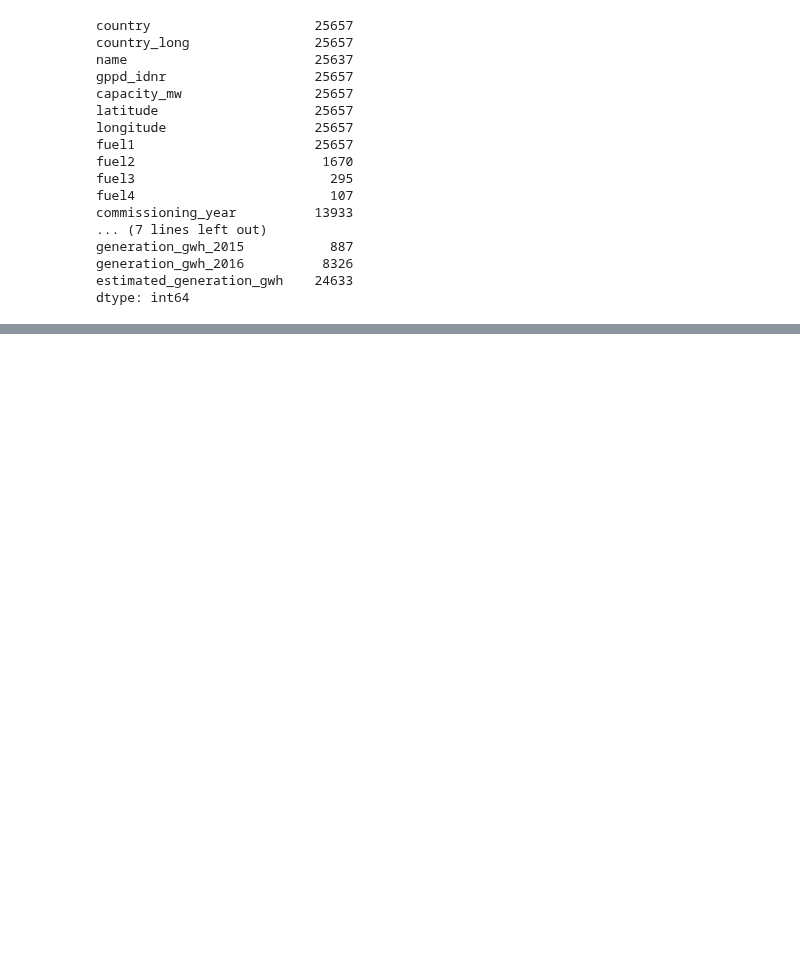
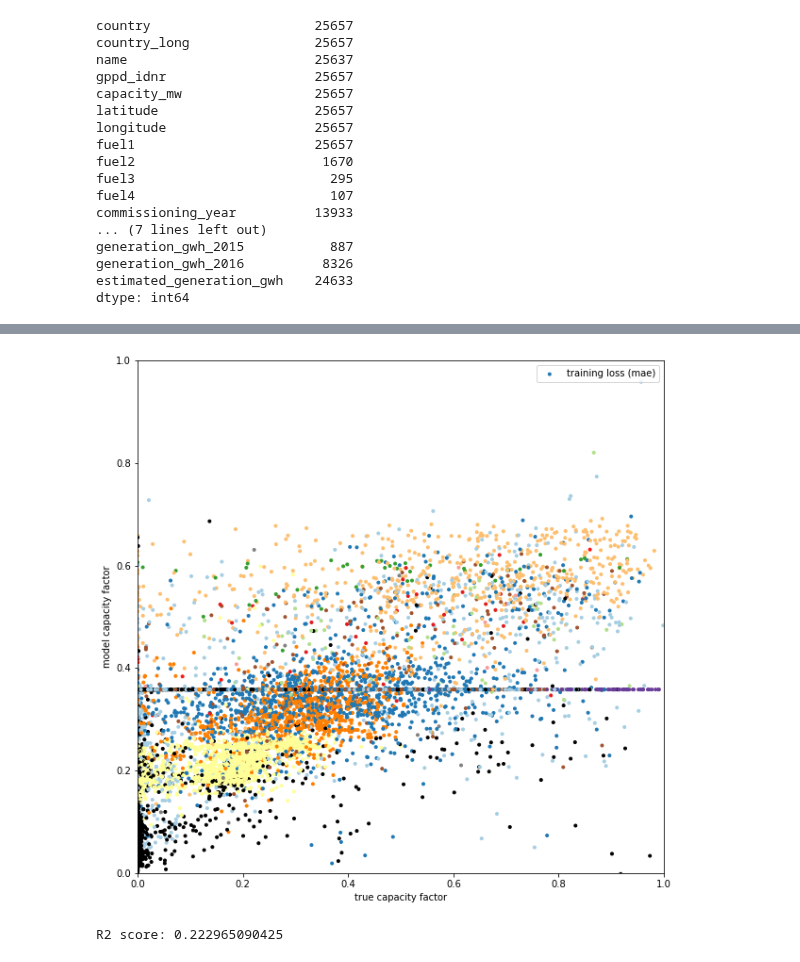
Before and after one commit to wri/global-power-plant-database, a Jupyter notebook: utils/estimate_generation/estimate_generation_v2.ipynb, the cells around one changed output, grey strips where cells are left out. Cells and saved outputs as stored; diff of their text form; code cells hidden in the pictures; blank space fills up the shorter version.

```diff
--- a/utils/estimate_generation/estimate_generation_v2.ipynb
+++ b/utils/estimate_generation/estimate_generation_v2.ipynb
@@ -202,0 +235,22 @@ SVG(model_to_dot(model).create(prog='dot',format='svg'))
+# %%
+# apply model
+
+prediction_values = model.predict(X_data)
+fig = plt.figure(figsize=(10,10))
+colors = [fuel_color[fuel1_key[int(c)]] for c in X_data[:,5]]
+plt.scatter(y_data,prediction_values,marker='.',c=colors)
+plt.xlabel('true capacity factor')
+plt.ylabel('model capacity factor')
+plt.legend(['training loss (mae)','validation loss'],loc='upper right')
+plt.xlim([0,1])
+plt.ylim([0,1])
+plt.show()
+# %% [output]
+[figure, added]
+# %%
+# calculate simple r2 for training data, model value
+
+r2_score = metrics.r2_score(y_data,prediction_values)
+print(u"R2 score: {0}".format(r2_score))
+# %% [output]
+R2 score: 0.222965090425
```
Also changed, not shown: parts of 8 cells of this notebook, 2 other files.
